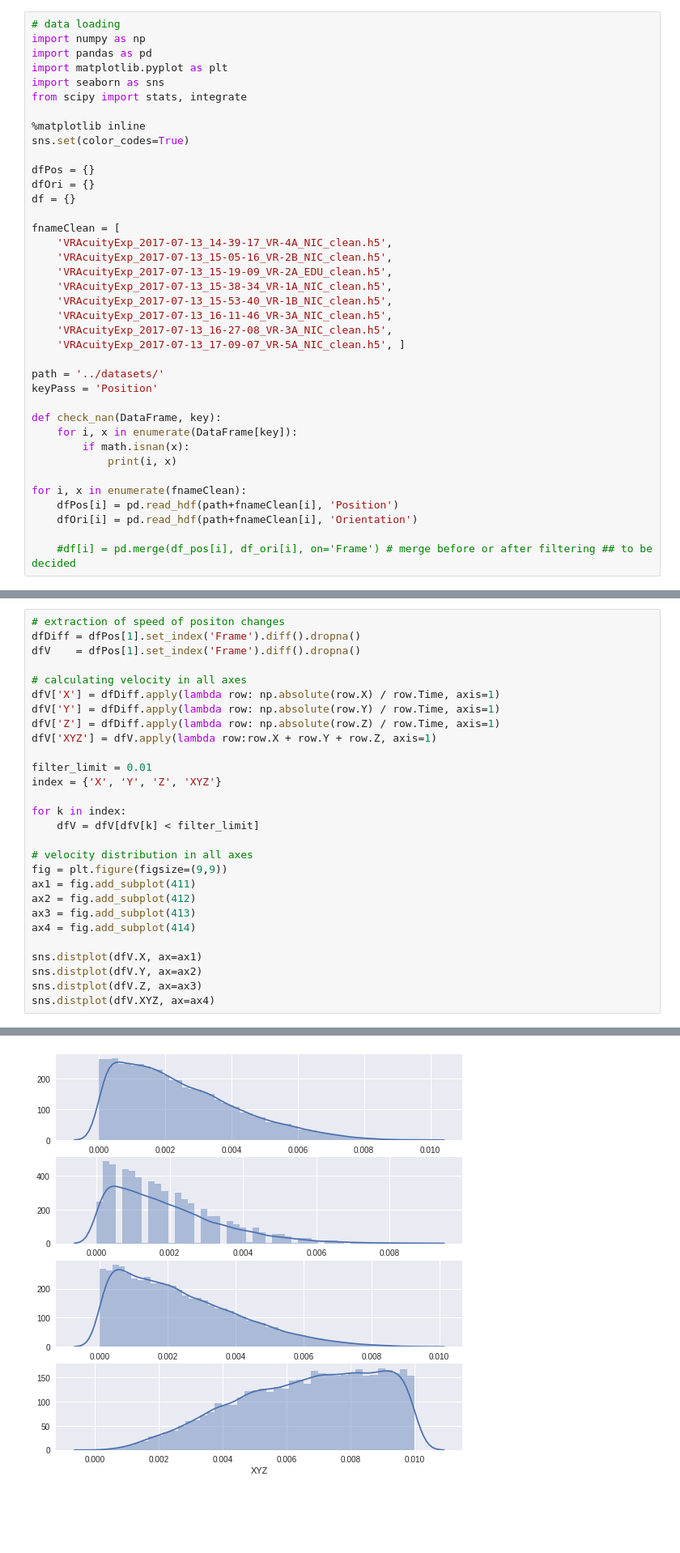
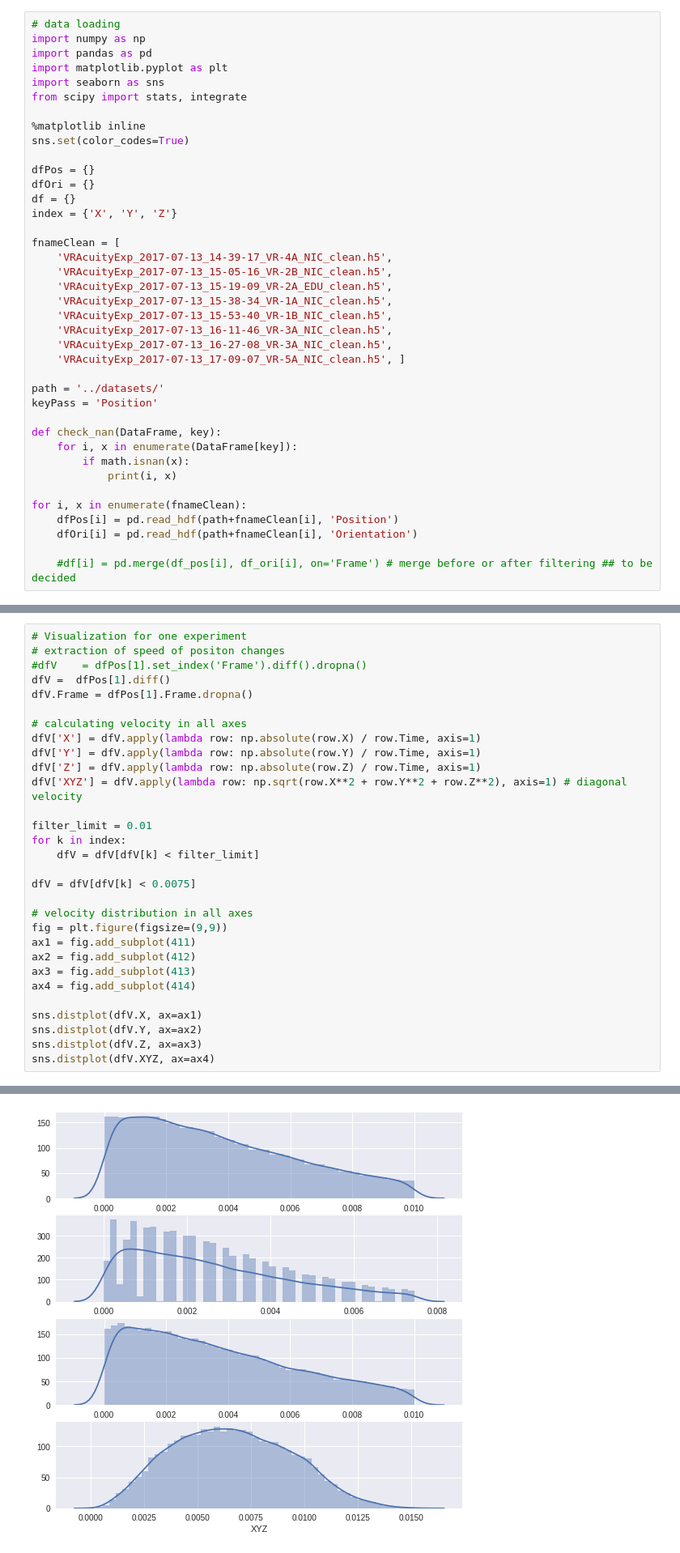
Before and after one commit to alTeska/VR_Acuity, a Jupyter notebook: notebooks/DataFilter.ipynb, the cells around one changed output, grey strips where cells are left out. Shown at 81% size. Saved outputs shown, nothing was run; the diff lists cells and outputs as text; blank space fills up the shorter version.

Commit message:
3 filters added, data merged, first result visualizations

```diff
--- a/notebooks/DataFilter.ipynb
+++ b/notebooks/DataFilter.ipynb
@@ -18,6 +18,7 @@ sns.set(color_codes=True)
 dfPos = {}
 dfOri = {}
 df = {}
+index = {'X', 'Y', 'Z'}
 
 fnameClean = [
     'VRAcuityExp_2017-07-13_14-39-17_VR-4A_NIC_clean.h5',
@@ -95,33 +96,35 @@ Removal based on speed of changes in the position(or/and orientation?) of the an
 
 To be decided: based on which/both data changes speed remove it
 # %%
+# Visualization for one experiment
 # extraction of speed of positon changes
-dfDiff = dfPos[1].set_index('Frame').diff().dropna()
-dfV    = dfPos[1].set_index('Frame').diff().dropna()
+#dfV    = dfPos[1].set_index('Frame').diff().dropna()
+dfV =  dfPos[1].diff()
+dfV.Frame = dfPos[1].Frame.dropna()
 
 # calculating velocity in all axes
-dfV['X'] = dfDiff.apply(lambda row: np.absolute(row.X) / row.Time, axis=1)
-dfV['Y'] = dfDiff.apply(lambda row: np.absolute(row.Y) / row.Time, axis=1)
-dfV['Z'] = dfDiff.apply(lambda row: np.absolute(row.Z) / row.Time, axis=1)
-dfV['XYZ'] = dfV.apply(lambda row:row.X + row.Y + row.Z, axis=1)
+dfV['X'] = dfV.apply(lambda row: np.absolute(row.X) / row.Time, axis=1)
+dfV['Y'] = dfV.apply(lambda row: np.absolute(row.Y) / row.Time, axis=1)
+dfV['Z'] = dfV.apply(lambda row: np.absolute(row.Z) / row.Time, axis=1)
+dfV['XYZ'] = dfV.apply(lambda row: np.sqrt(row.X**2 + row.Y**2 + row.Z**2), axis=1) # diagonal velocity
 
 filter_limit = 0.01
-index = {'X', 'Y', 'Z', 'XYZ'}
-
 for k in index:
     dfV = dfV[dfV[k] < filter_limit]
+
+dfV = dfV[dfV[k] < 0.0075]
 
 # velocity distribution in all axes
 fig = plt.figure(figsize=(9,9))
 ax1 = fig.add_subplot(411)
 ax2 = fig.add_subplot(412)
 ax3 = fig.add_subplot(413)
 ax4 = fig.add_subplot(414)
 
 sns.distplot(dfV.X, ax=ax1)
 sns.distplot(dfV.Y, ax=ax2)
 sns.distplot(dfV.Z, ax=ax3)
 sns.distplot(dfV.XYZ, ax=ax4)
 # %% [output]
 <matplotlib.axes._subplots.AxesSubplot at 0x...>
-[figure, old version]
+[figure, new version]
```
Also changed, not shown: parts of 13 cells of this notebook, 2 other files.
